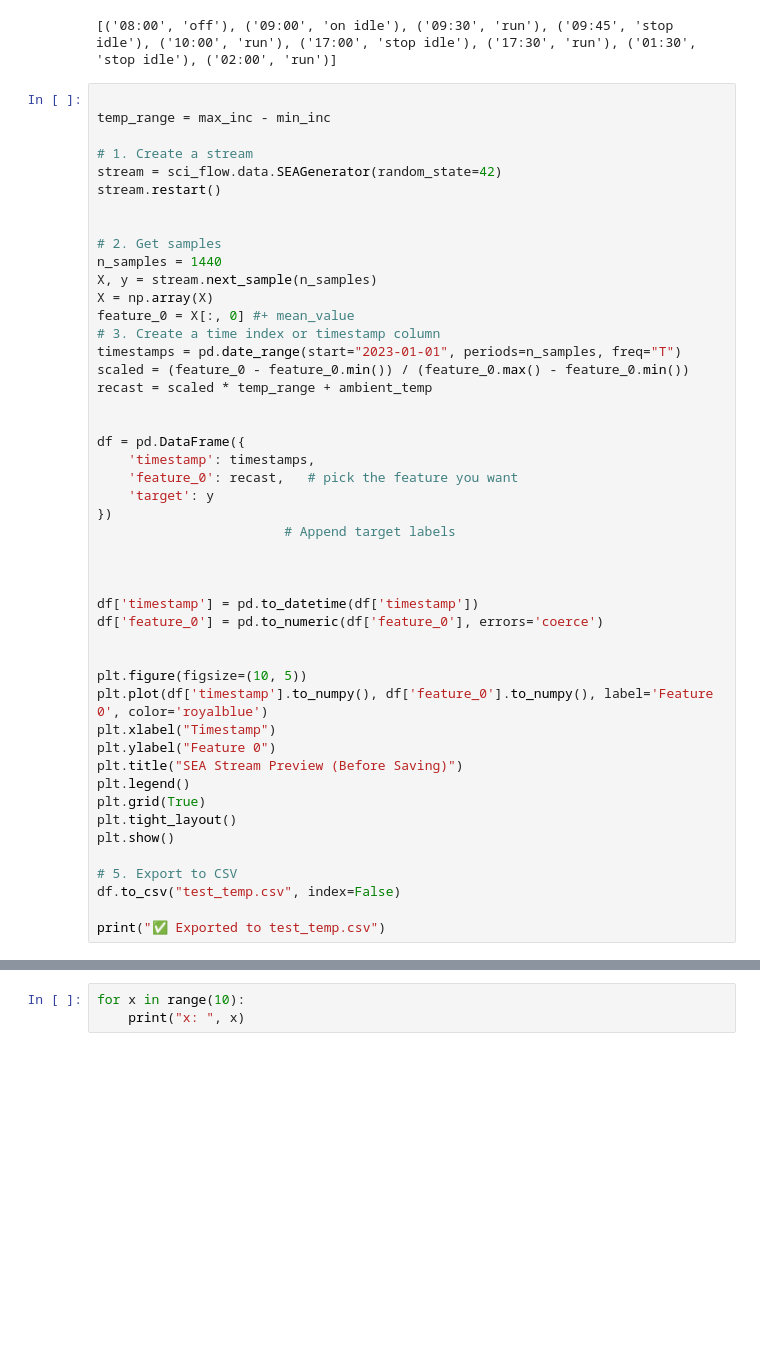
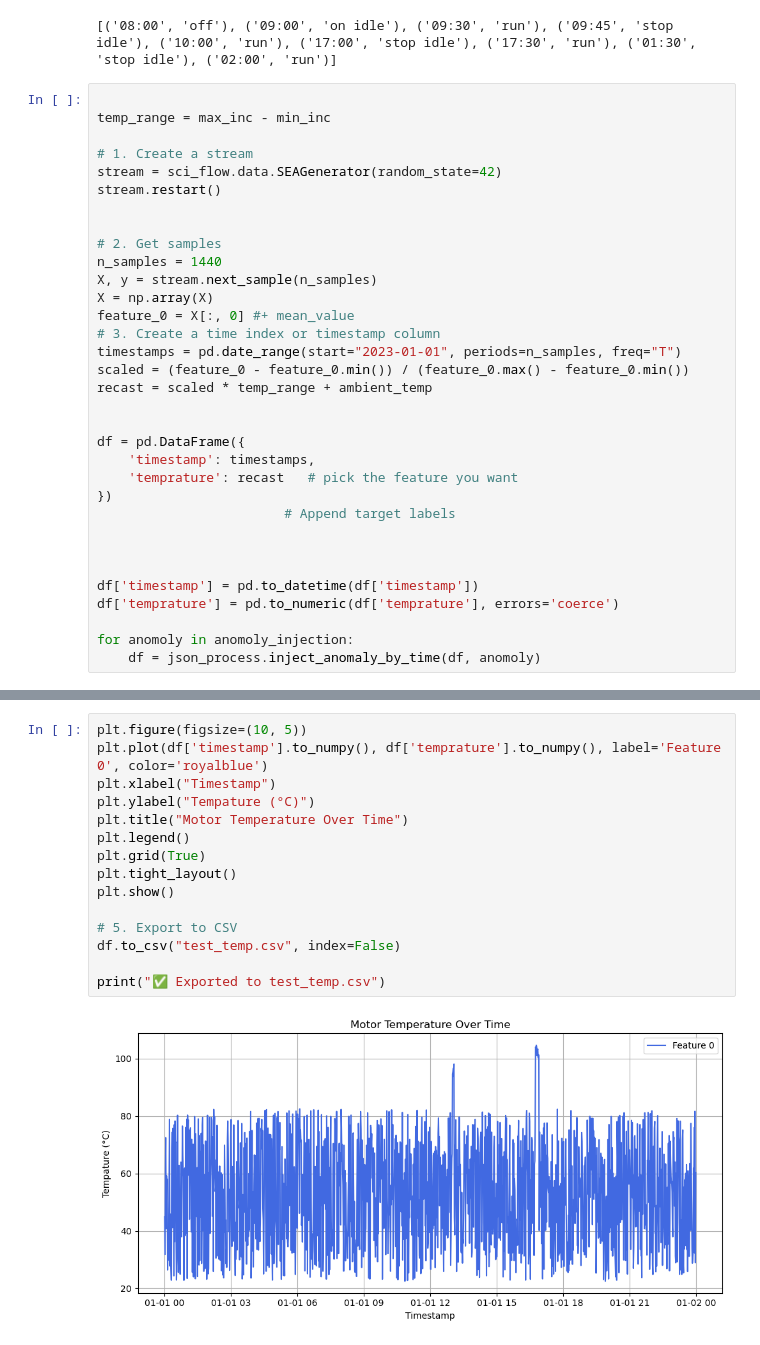
Before and after one commit to advancedbmt/anomaly-detection, a Jupyter notebook: src/main.ipynb, the cells around one changed output, grey strips where cells are left out. Saved outputs shown, nothing was run; the diff lists cells and outputs as text; blank space fills up the shorter version.

Commit message:
added anomoly injection

```diff
--- a/src/main.ipynb
+++ b/src/main.ipynb
@@ -52,29 +53,15 @@ recast = scaled * temp_range + ambient_temp
 
 df = pd.DataFrame({
     'timestamp': timestamps,
-    'feature_0': recast,   # pick the feature you want
-    'target': y
+    'temprature': recast   # pick the feature you want
 })
                         # Append target labels
 
 
 
 df['timestamp'] = pd.to_datetime(df['timestamp'])
-df['feature_0'] = pd.to_numeric(df['feature_0'], errors='coerce')
+df['temprature'] = pd.to_numeric(df['temprature'], errors='coerce')
 
-
-plt.figure(figsize=(10, 5))
-plt.plot(df['timestamp'].to_numpy(), df['feature_0'].to_numpy(), label='Feature 0', color='royalblue')
-plt.xlabel("Timestamp")
-plt.ylabel("Feature 0")
-plt.title("SEA Stream Preview (Before Saving)")
-plt.legend()
-plt.grid(True)
-plt.tight_layout()
-plt.show()
-
-# 5. Export to CSV
-df.to_csv("test_temp.csv", index=False)
-
-print("✅ Exported to test_temp.csv")
+for anomoly in anomoly_injection:
+    df = json_process.inject_anomaly_by_time(df, anomoly)
 # %% [output]
@@ -83,4 +69,17 @@ print("✅ Exported to test_temp.csv")
 # %%
-for x in range(10):
-    print("x: ", x)
+plt.figure(figsize=(10, 5))
+plt.plot(df['timestamp'].to_numpy(), df['temprature'].to_numpy(), label='Feature 0', color='royalblue')
+plt.xlabel("Timestamp")
+plt.ylabel("Tempature (°C)")
+plt.title("Motor Temperature Over Time")
+plt.legend()
+plt.grid(True)
+plt.tight_layout()
+plt.show()
+
+# 5. Export to CSV
+df.to_csv("test_temp.csv", index=False)
+
+print("✅ Exported to test_temp.csv")
 # %% [output]
+[figure, added]
```
Also changed, not shown: parts of 3 cells of this notebook, 2 other files.
